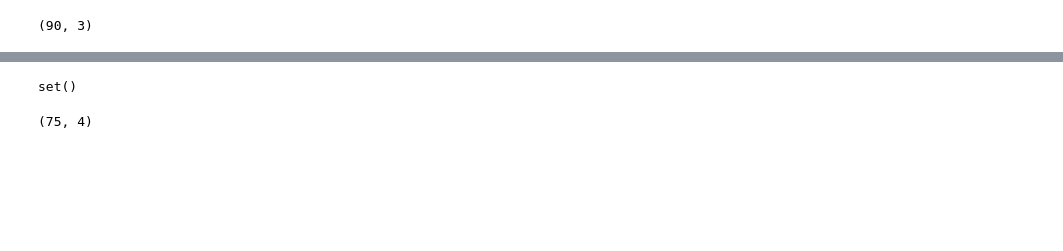
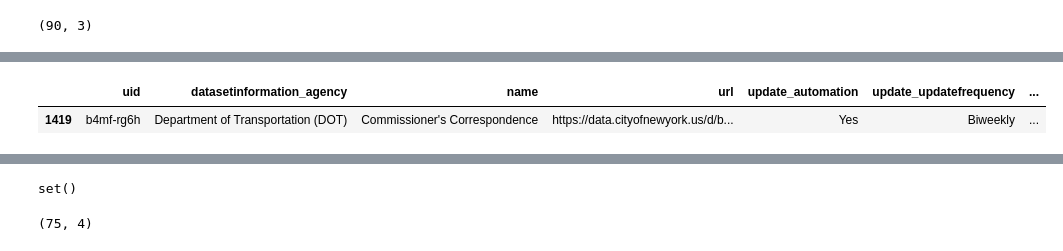
Before and after one commit to MODA-NYC/OpenDataDashboard_v3, a Jupyter notebook: local/dashboard.ipynb, the cells around one changed output, grey strips where cells are left out. Cells and saved outputs as stored; diff of their text form; code cells hidden in the pictures; blank space fills up the shorter version.

```diff
--- a/local/dashboard.ipynb
+++ b/local/dashboard.ipynb
@@ -284,0 +285,5 @@ freshness_dataset_df.shape
+# %%
+freshness_dataset_df[freshness_dataset_df['uid']=='b4mf-rg6h']
+# %% [output]
+|  | uid | datasetinformation_agency | name | url | update_automation | update_updatefrequency | ... |
+| 1419 | b4mf-rg6h | Department of Transportation (DOT) | Commissioner's Correspondence | https://data.cityofnewyork.us/d/b... | Yes | Biweekly | ... |
```
Also changed, not shown: parts of 22 cells of this notebook, 1 other file.
